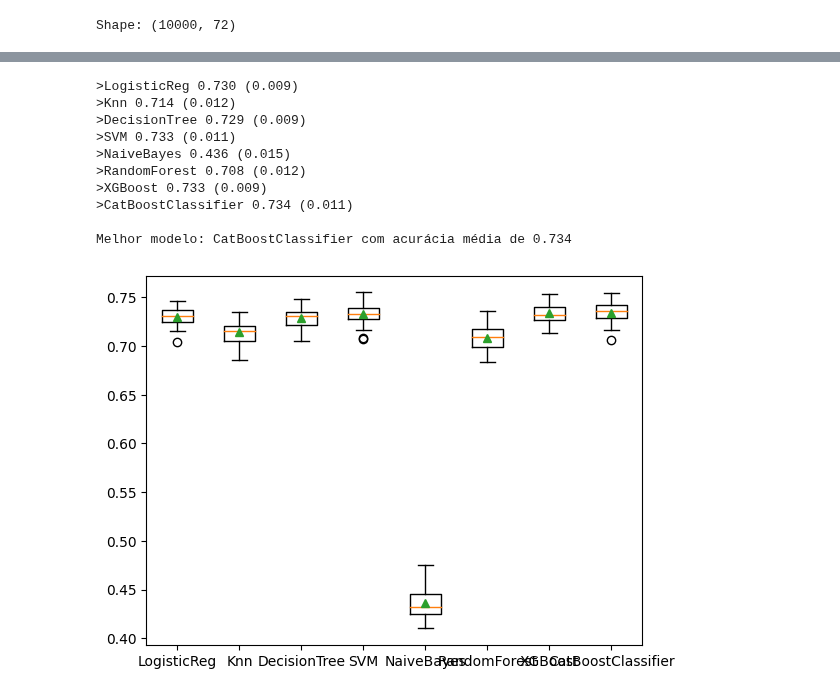
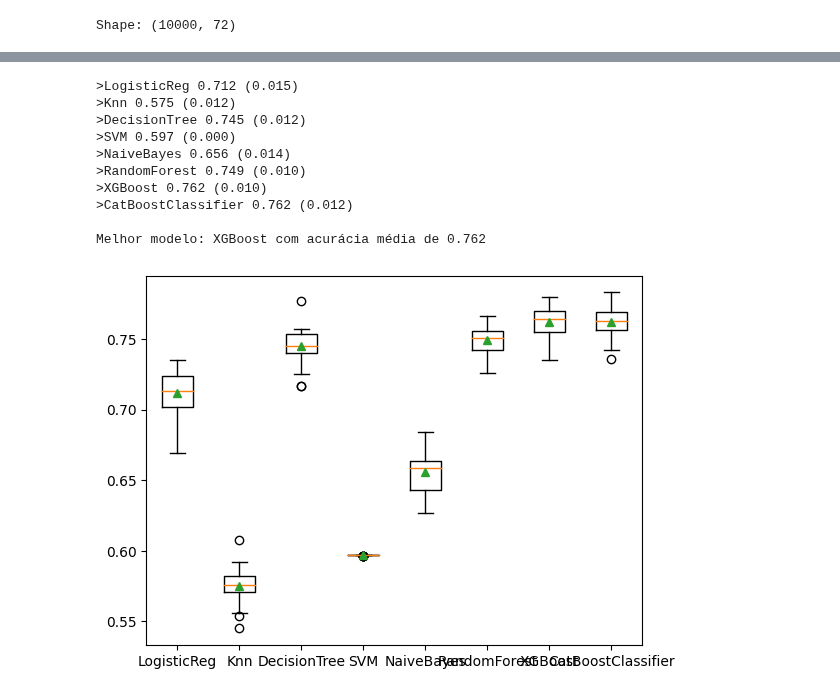
Before and after one commit to mariananresende/averiguacao_cadastral, a Jupyter notebook: Analises_Grinaldo/Ensaio 2 - ensamble_classificacao - Michela.ipynb, the cells around one changed output, grey strips where cells are left out. Drawn from its saved outputs; the diff is of its cells as text; code cells hidden in the pictures.

```diff
--- a/Analises_Grinaldo/Ensaio 2 - ensamble_classificacao - Michela.ipynb
+++ b/Analises_Grinaldo/Ensaio 2 - ensamble_classificacao - Michela.ipynb
@@ -43,7 +47,9 @@ print(f'Shape:', df.shape)
 # %% [output]
 Shape: (10000, 72)
 # %%
-df = df[['qtd_pessoas', 'meses_trabalho','idade','idoso', 'cod_principal_trab_memb', 'classe_renda']]
+df = df[['qtd_pessoas', 'meses_trabalho','idade','idoso',
+                               'cod_principal_trab_memb', 'trabalho_principal','cod_deficiencia_memb','qtd_meses_12_meses_memb', 'dias_cadastramento',
+                               'uf_ibge','classe_renda']]
 # %%
 # visualizando distribuição da classe
 
@@ -71,11 +77,11 @@ def get_models():
     models = dict()
     models['LogisticReg'] = LogisticRegression()
     models['Knn'] = KNeighborsClassifier()
-    models['DecisionTree'] = DecisionTreeClassifier(max_depth=7, min_samples_split= 2)
+    models['DecisionTree'] = DecisionTreeClassifier(max_depth=7, min_samples_split= 5)
     models['SVM'] = SVC()
     models['NaiveBayes'] = GaussianNB()
-    models['RandomForest'] = RandomForestClassifier(max_depth=None, n_estimators= 200)
-    models['XGBoost'] = XGBClassifier(learning_rate=0.1, max_depth=5, n_estimators=300)
+    models['RandomForest'] = RandomForestClassifier(max_depth=10, n_estimators= 100)
+    models['XGBoost'] = XGBClassifier(learning_rate=0.1, max_depth=3, n_estimators=300)
     models['CatBoostClassifier'] = CatBoostClassifier(depth=5, iterations=500, learning_rate =0.1)
     return models
 
@@ -111,43 +117,43 @@ X = pd.concat([X.drop(columns=categoricas), encoded_df], axis=1)
 
 
 # get the models to evaluate
 models = get_models()
 
 # evaluate the models and store results
 results, names = list(), list()
 best_score = 0
 best_model = None
 
 for name, model in models.items():
     scores = evaluate_model(model, X, y)
     results.append(scores)
     names.append(name)
     mean_score = mean(scores)
     print('>%s %.3f (%.3f)' % (name, mean_score, std(scores)))
 
     # Check if this is the best model so far
     if mean_score > best_score:
         best_score = mean_score
         best_model = name
 
 # print the best model
 print(f'\nMelhor modelo: {best_model} com acurácia média de {best_score:.3f}')
 
 # plot model performance for comparison
 pyplot.boxplot(results, labels=names, showmeans=True)
 pyplot.show()
 # %% [output]
->LogisticReg 0.730 (0.009)
->Knn 0.714 (0.012)
->DecisionTree 0.729 (0.009)
->SVM 0.733 (0.011)
->NaiveBayes 0.436 (0.015)
->RandomForest 0.708 (0.012)
->XGBoost 0.733 (0.009)
->CatBoostClassifier 0.734 (0.011)
+>LogisticReg 0.712 (0.015)
+>Knn 0.575 (0.012)
+>DecisionTree 0.745 (0.012)
+>SVM 0.597 (0.000)
+>NaiveBayes 0.656 (0.014)
+>RandomForest 0.749 (0.010)
+>XGBoost 0.762 (0.010)
+>CatBoostClassifier 0.762 (0.012)
 
-Melhor modelo: CatBoostClassifier com acurácia média de 0.734
+Melhor modelo: XGBoost com acurácia média de 0.762
-[figure, old version]
+[figure, new version]
 # %%
 # estimando modelos
 
```
Also changed, not shown: parts of 4 cells of this notebook, 13 other files.
